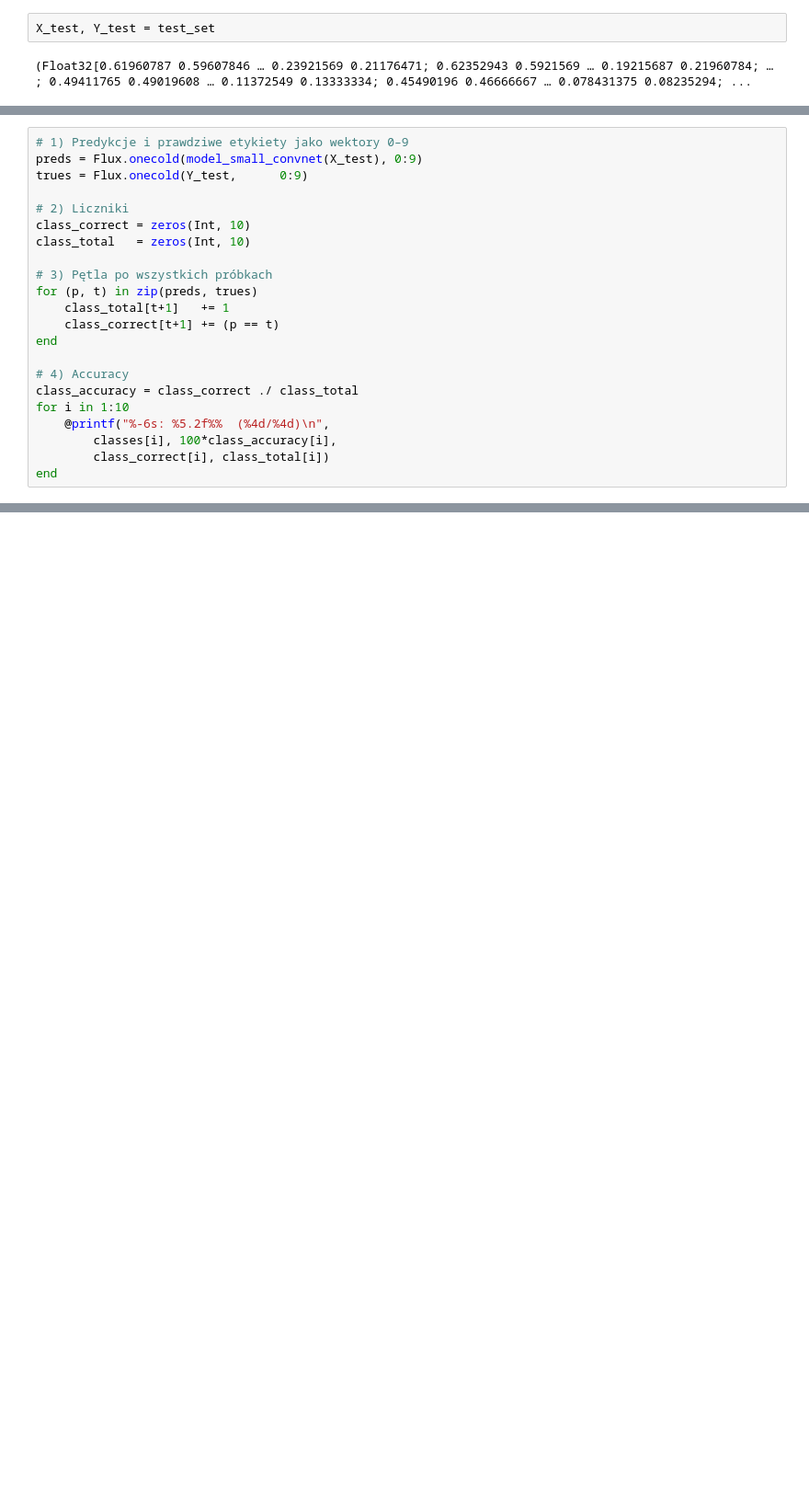
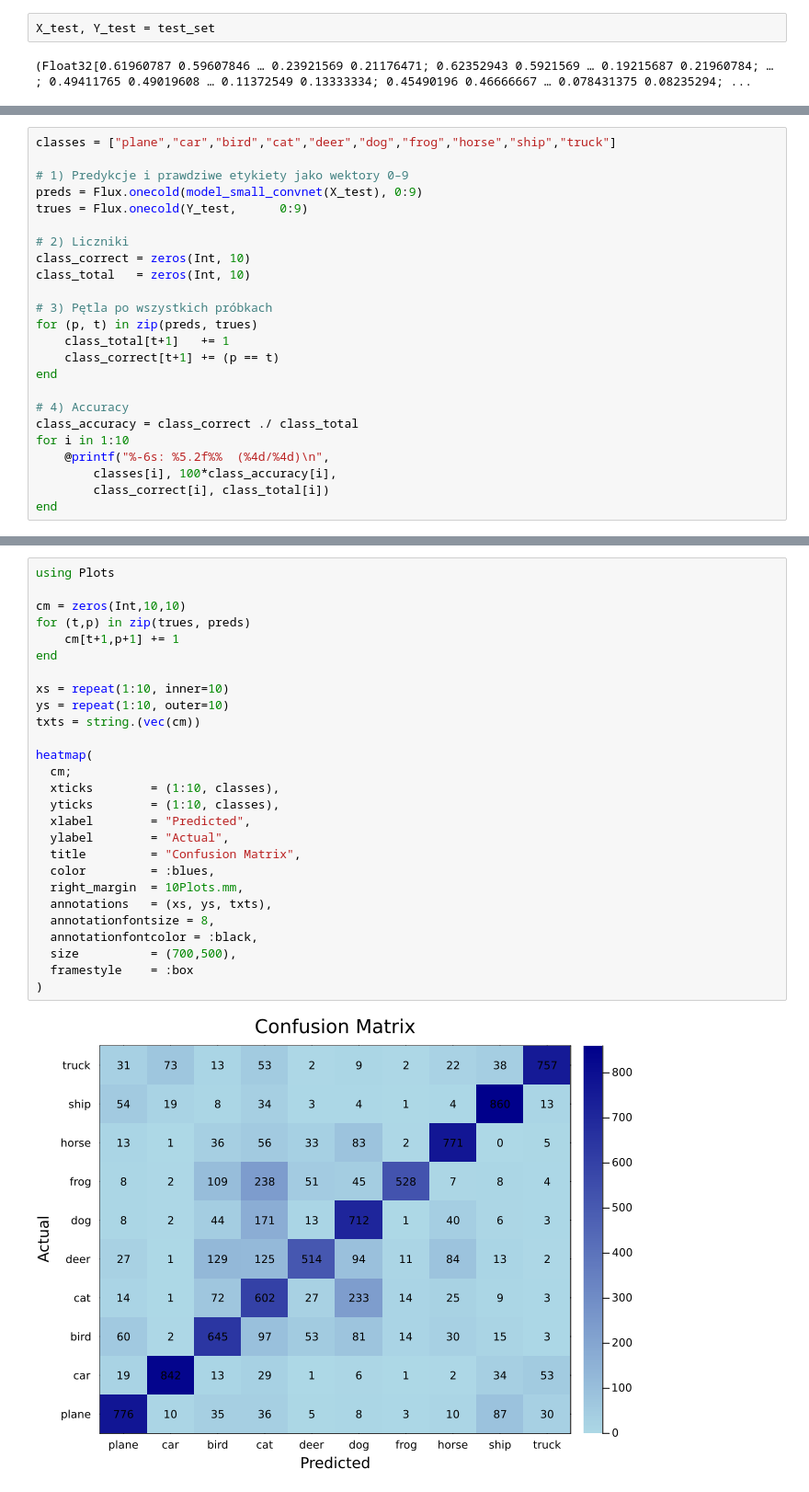
Before and after one commit to oliwia-wilczewska/DeepLearningProjektZaliczeniowy, a Jupyter notebook: model_evaluation.ipynb, the cells around one changed output, grey strips where cells are left out. Shown at 92% size. Saved outputs shown, nothing was run; the diff lists cells and outputs as text; blank space fills up the shorter version.

```diff
--- a/model_evaluation.ipynb
+++ b/model_evaluation.ipynb
@@ -140,4 +332,6 @@ accuracy_batched(model_small_convnet, X_test, Y_test; batchsize=64)
 # %%
+classes = ["plane","car","bird","cat","deer","dog","frog","horse","ship","truck"]
+
 # 1) Predykcje i prawdziwe etykiety jako wektory 0–9
 preds = Flux.onecold(model_small_convnet(X_test), 0:9)
 trues = Flux.onecold(Y_test,      0:9)
@@ -225,0 +433,29 @@ heatmap(
+# %%
+using Plots
+
+cm = zeros(Int,10,10)
+for (t,p) in zip(trues, preds)
+    cm[t+1,p+1] += 1
+end
+
+xs = repeat(1:10, inner=10)
+ys = repeat(1:10, outer=10)
+txts = string.(vec(cm))
+
+heatmap(
+  cm;
+  xticks        = (1:10, classes),
+  yticks        = (1:10, classes),
+  xlabel        = "Predicted",
+  ylabel        = "Actual",
+  title         = "Confusion Matrix",
+  color         = :blues,
+  right_margin  = 10Plots.mm,
+  annotations   = (xs, ys, txts),
+  annotationfontsize = 8,
+  annotationfontcolor = :black,
+  size          = (700,500),
+  framestyle    = :box
+)
+# %% [output]
+[figure, added]
```
Also changed, not shown: parts of 19 cells of this notebook.
